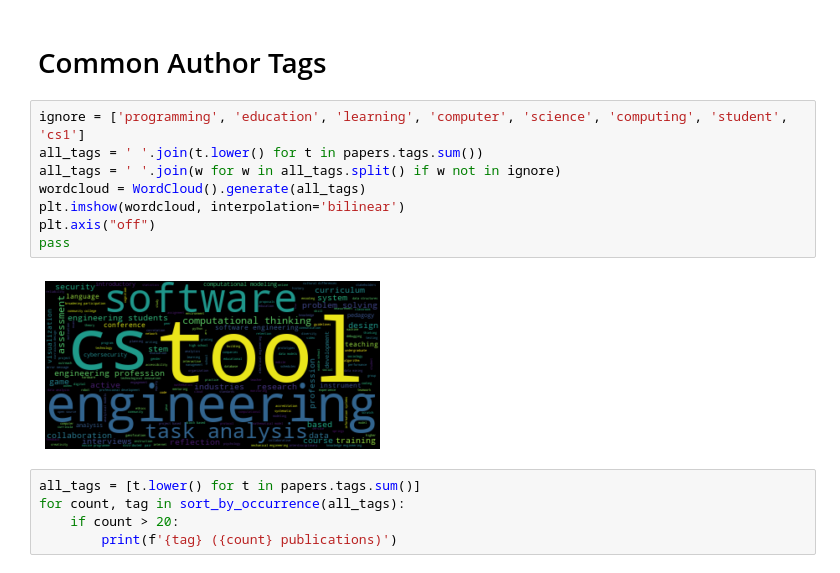
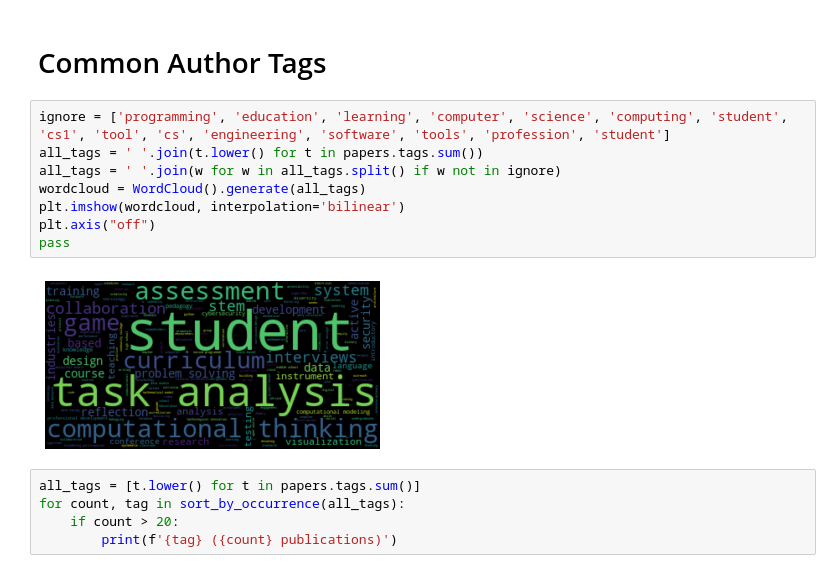
Before and after one commit to toshikurauchi/cs-edu-review, a Jupyter notebook: Analysis.ipynb, the cells around one changed output. Drawn from its saved outputs; the diff is of its cells as text.

```diff
--- a/Analysis.ipynb
+++ b/Analysis.ipynb
@@ -79,15 +79,15 @@ for keywords in search_keywords:
 # %% [markdown]
 # Common Author Tags
 # %%
-ignore = ['programming', 'education', 'learning', 'computer', 'science', 'computing', 'student', 'cs1']
+ignore = ['programming', 'education', 'learning', 'computer', 'science', 'computing', 'student', 'cs1', 'tool', 'cs', 'engineering', 'software', 'tools', 'profession', 'student']
 all_tags = ' '.join(t.lower() for t in papers.tags.sum())
 all_tags = ' '.join(w for w in all_tags.split() if w not in ignore)
 wordcloud = WordCloud().generate(all_tags)
 plt.imshow(wordcloud, interpolation='bilinear')
 plt.axis("off")
 pass
 # %% [output]
-[figure, old version]
+[figure, new version]
 # %%
 all_tags = [t.lower() for t in papers.tags.sum()]
 for count, tag in sort_by_occurrence(all_tags):
```
Also changed, not shown: parts of 1 cell of this notebook.
